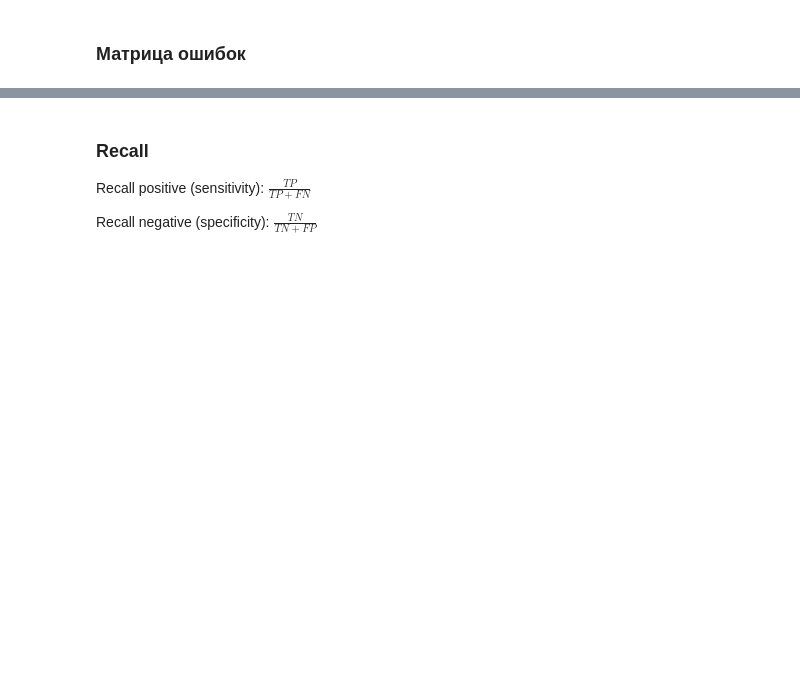
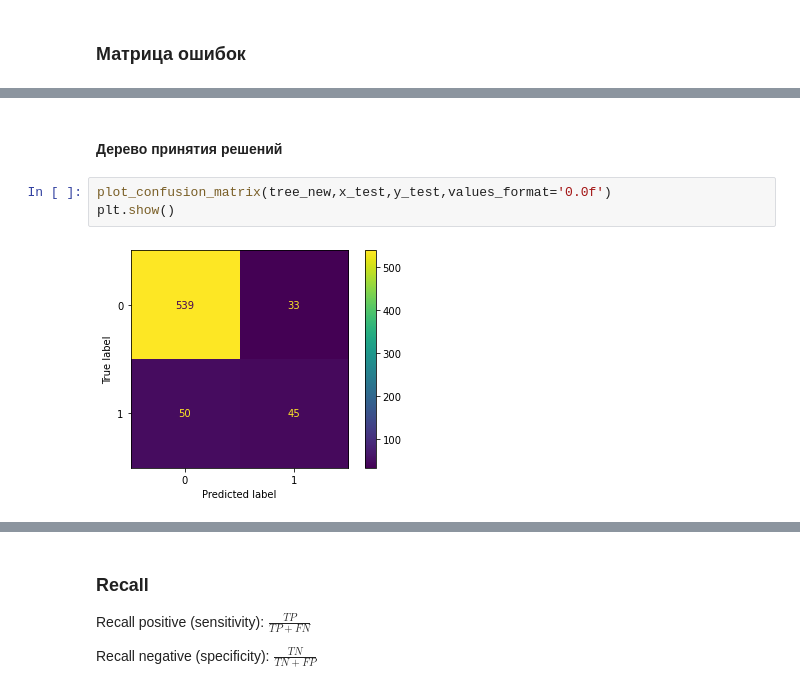
Before and after one commit to superpavelka/telecom_churn, a Jupyter notebook: Final_2.ipynb, the cells around one changed output, grey strips where cells are left out. Drawn from its saved outputs; the diff is of its cells as text; blank space fills up the shorter version.

```diff
--- a/Final_2.ipynb
+++ b/Final_2.ipynb
@@ -265,0 +251,7 @@ plt.show()
+# %% [markdown]
+#### Дерево принятия решений
+# %%
+plot_confusion_matrix(tree_new,x_test,y_test,values_format='0.0f')
+plt.show()
+# %% [output]
+[figure, added]
```
Also changed, not shown: parts of 39 cells of this notebook.
